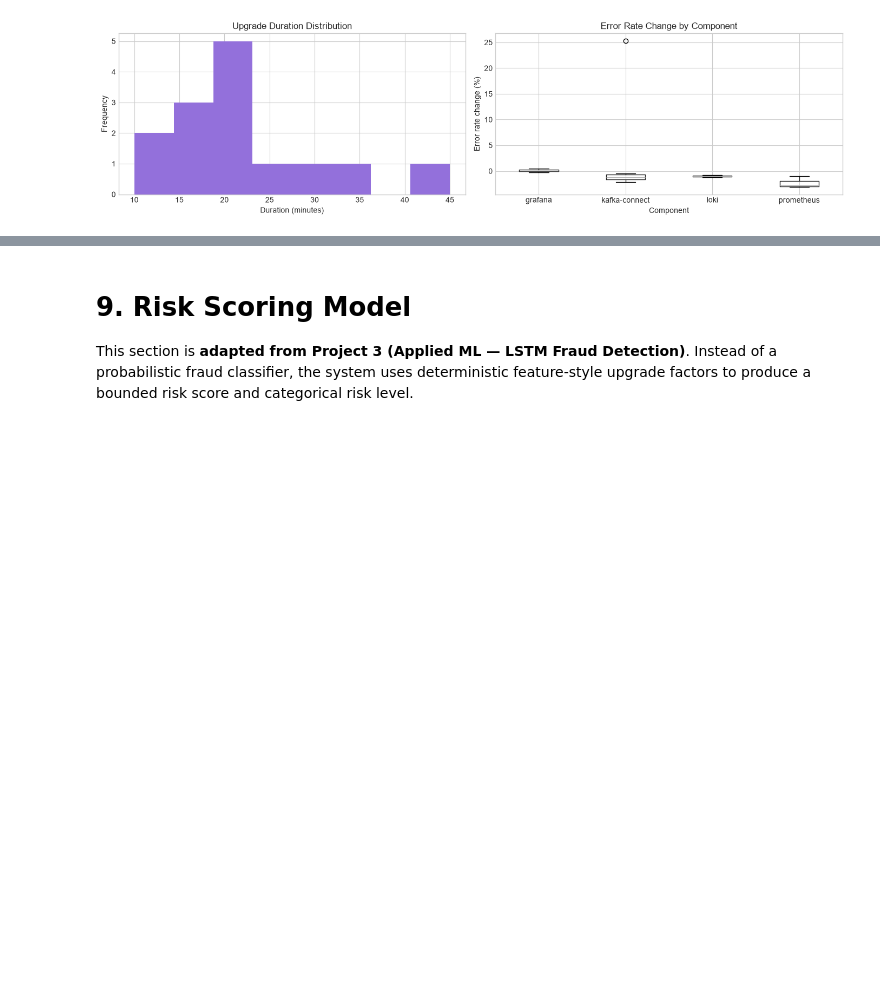
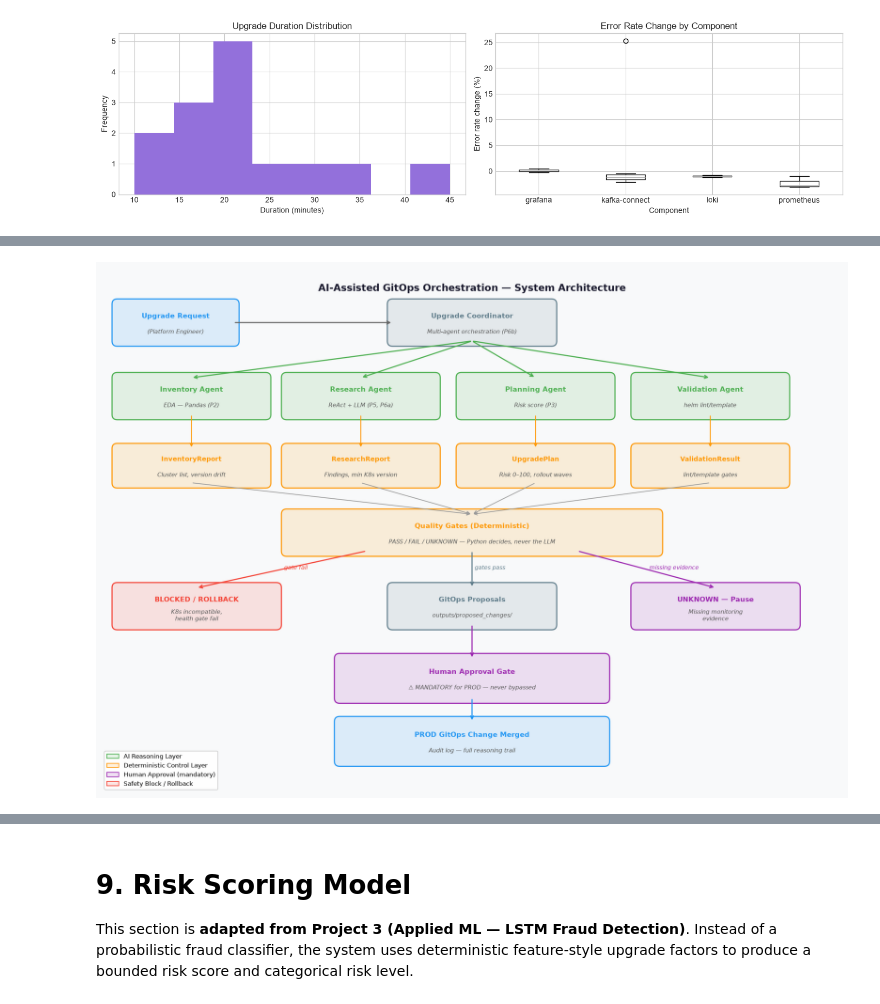
Before and after one commit to sheu/ai-helm-upgrade-orchestrator, a Jupyter notebook: Integrated_Helm_Upgrade_Orchestrator.ipynb, the cells around one changed output, grey strips where cells are left out. Drawn from its saved outputs; the diff is of its cells as text; code cells hidden in the pictures; blank space fills up the shorter version.

```diff
--- a/Integrated_Helm_Upgrade_Orchestrator.ipynb
+++ b/Integrated_Helm_Upgrade_Orchestrator.ipynb
@@ -413,0 +408,86 @@ Registry description:
+# %%
+# Display system architecture diagram
+from IPython.display import Image as _IPImage
+arch_path = PROJECT_ROOT / 'diagrams' / 'architecture.png'
+if arch_path.exists():
+    display(_IPImage(filename=str(arch_path)))
+else:
+    print(f'Architecture diagram not found at {arch_path}')
+
+demo_audit_path = OUTPUTS_DIR / 'demo_agent_audit.jsonl'
+if demo_audit_path.exists():
+    demo_audit_path.unlink()
+
+demo_agent = build_research_agent(
+    request_id='DEMO-AGENT',
+    audit_log_path=demo_audit_path,
+    release_notes_dir=RELEASE_NOTES_DIR,
+    runbooks_dir=RUNBOOKS_DIR,
+    llm_client=client,
+)
+
+tool_catalog = pd.DataFrame([
+    {
+        'tool_name': tool.name,
+        'description': tool.description,
+        'input_schema': json.dumps(tool.input_model.model_json_schema()),
+    }
+    for tool in demo_agent.registry._tools.values()
+])
+
+print('Approved tools exposed through ToolRegistry:')
+display(tool_catalog)
+print('Registry description:')
+print(demo_agent.registry.describe_all())
+
+# ── Run the ReAct loop on a demo request and display the audit trail ──────────
+
+demo_request = UpgradeRequest(
+    request_id='DEMO-AGENT',
+    component='kafka-connect',
+    target_chart_version='0.18.3',
+    target_app_version='7.8.2',
+    departments=['payments'],
+    regions=['eu-west-1'],
+    requested_by='notebook-demo',
+)
+
+demo_report = demo_agent.run(demo_request)
+
+print(f'\nResearch status : {demo_report.status.value}')
+print(f'Synthesis note  : {demo_report.synthesis_note[:120]}')
+print(f'Findings        : {len(demo_report.findings)}')
+print(f'Breaking changes: {demo_report.breaking_changes_detected}')
+print(f'Min Kubernetes  : {demo_report.minimum_kubernetes_version}')
+
+# Parse and display per-iteration ReAct audit entries
+if demo_audit_path.exists():
+    audit_rows = []
+    with open(demo_audit_path) as f:
+        for line in f:
+            try:
+                entry = json.loads(line.strip())
+                if entry.get('request_id') == 'DEMO-AGENT':
+                    audit_rows.append(entry)
+            except Exception:
+                pass
+
+    # Show decision and observation entries
+    react_rows = [
+        {
+            'action': e['action'],
+            'tool': e.get('tool_used', ''),
+            'result': (e.get('result', '') or '')[:80],
+            'evidence': (e.get('evidence', '') or '')[:60],
+        }
+        for e in audit_rows
+        if any(k in e['action'] for k in ('decision', 'observation', 'finish', 'research'))
+    ]
+    if react_rows:
+        audit_df = pd.DataFrame(react_rows)
+        print('\nReAct loop audit trail (per-iteration decisions and observations):')
+        display(audit_df)
+    else:
+        print('(No iteration entries in audit log — confirm demo_audit_path is correct)')
+# %% [output]
+[figure, added]
```
Also changed, not shown: parts of 10 cells of this notebook, 1 other file.
